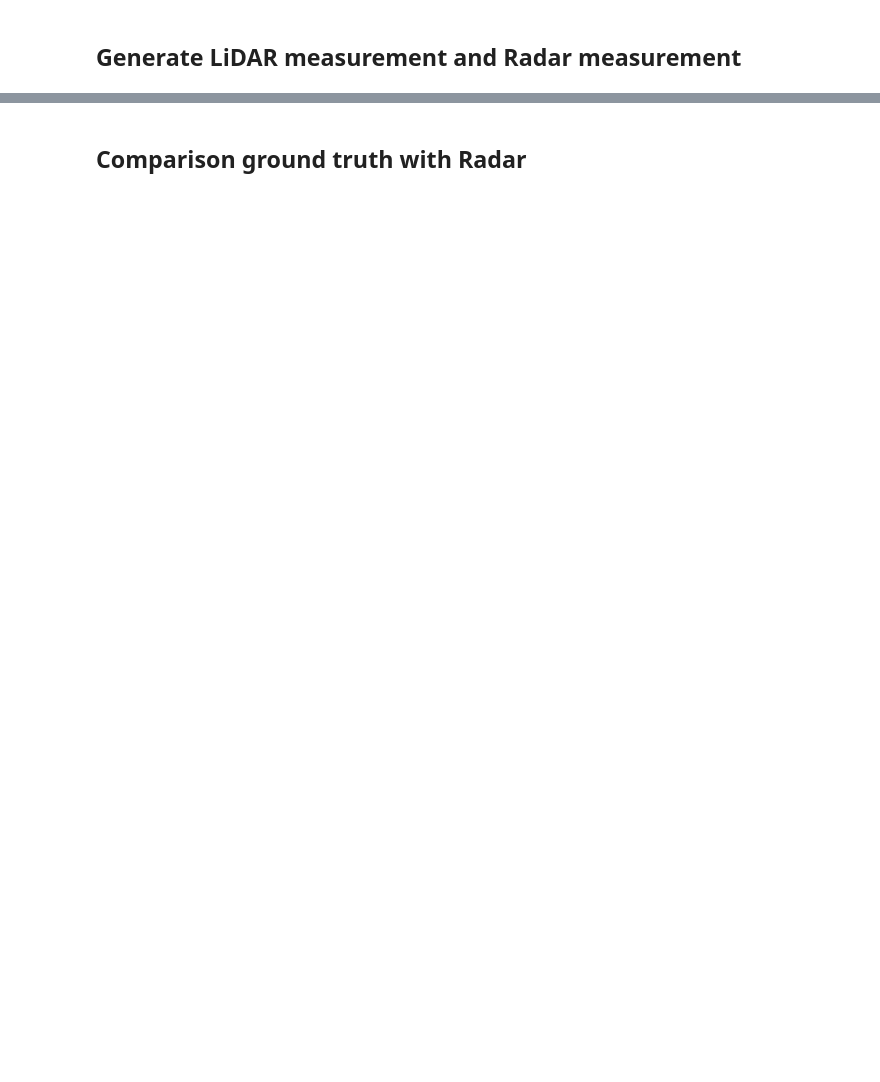
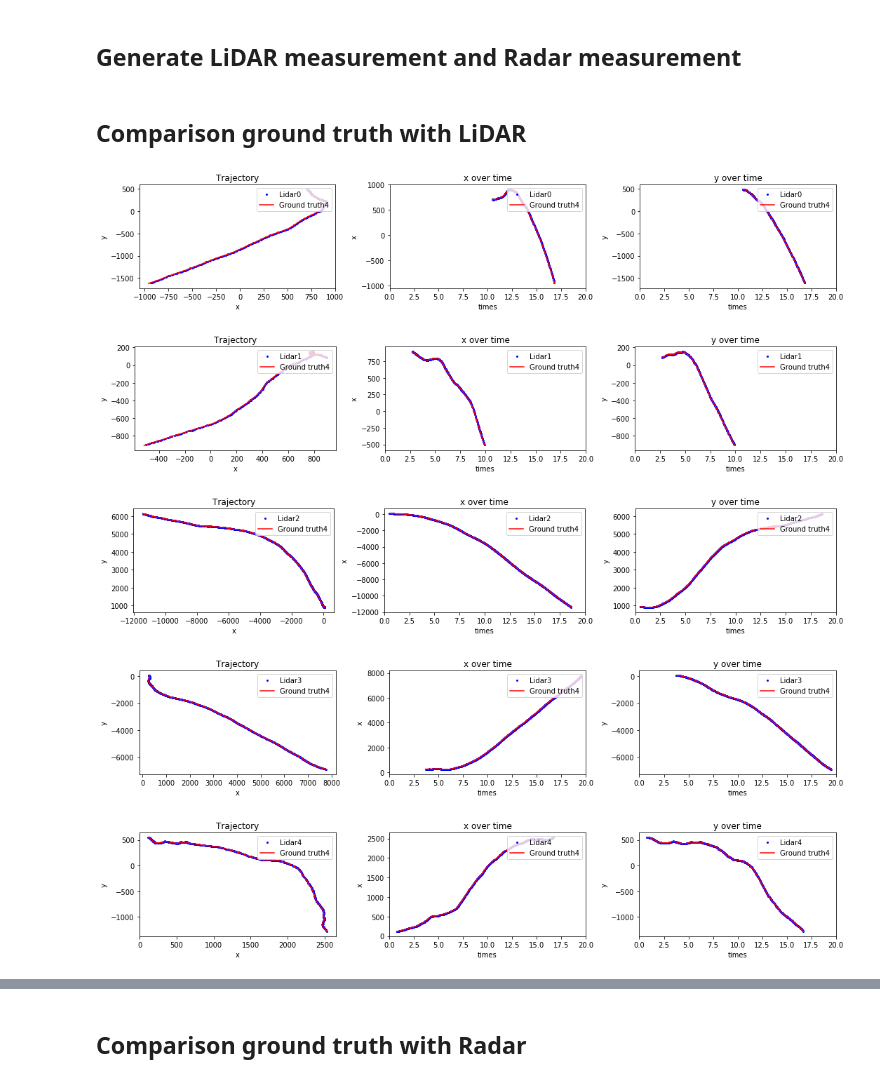
Before and after one commit to YeongsooKim/TrackingObjectStudy, a Jupyter notebook: TrackingStudy.ipynb, the cells around one changed output, grey strips where cells are left out. Saved outputs shown, nothing was run; the diff lists cells and outputs as text; code cells hidden in the pictures; blank space fills up the shorter version.

Commit message:
Complete Lidar modeling and tracking with lidar

```diff
--- a/TrackingStudy.ipynb
+++ b/TrackingStudy.ipynb
@@ -477,3 +488,31 @@ for object in objects:
             if (RadarMeasIdx == len (radar.times)):
                 break
     radars.append(radar)
+# %% [markdown]
+## Comparison ground truth with LiDAR
+# %%
+for Idx, lidar in enumerate(lidars):
+    fig, axes = plt.subplots(1, 3, figsize = (15,3))
+    lidar.subplots(axes, Idx)
+    objects[Idx].subplots (axes, objectIdx, COLOR['red'])
+
+    axes[0].legend(loc="upper right")
+    axes[0].set(xlabel = 'x', ylabel = 'y')
+    axes[0].set_title('Trajectory')
+
+    axes[1].legend(loc="upper right")
+    axes[1].set(xlabel = 'times', ylabel = 'x')
+    axes[1].set_title('x over time')
+
+    axes[2].legend(loc="upper right")
+    axes[2].set(xlabel = 'times', ylabel = 'y')
+    axes[2].set_title('y over time')
+
+    plt.tight_layout()
+    plt.show()
+# %% [output]
+[figure, added]
+[figure, added]
+[figure, added]
+[figure, added]
+[figure, added]
```
Also changed, not shown: parts of 14 cells of this notebook.
